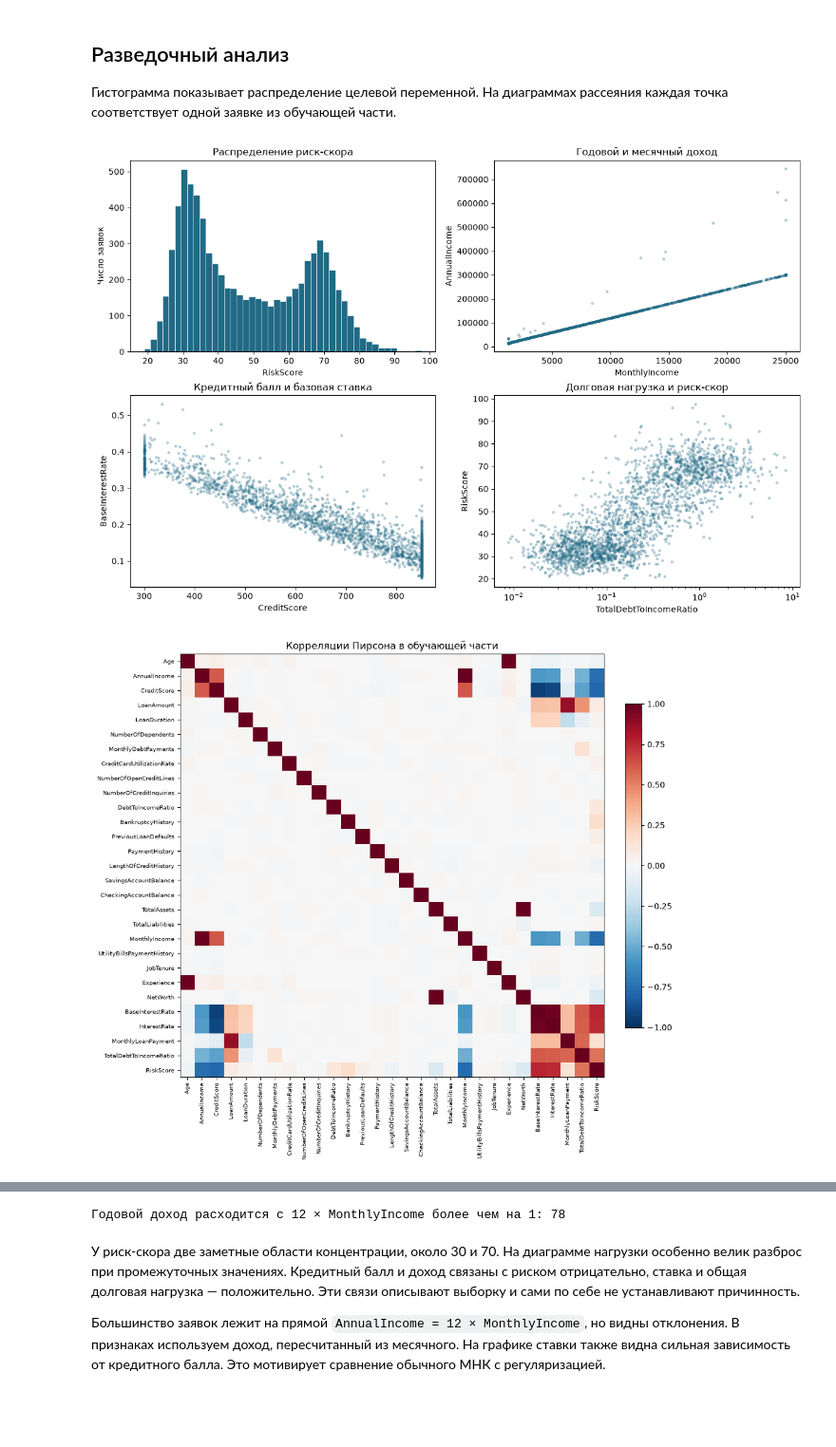
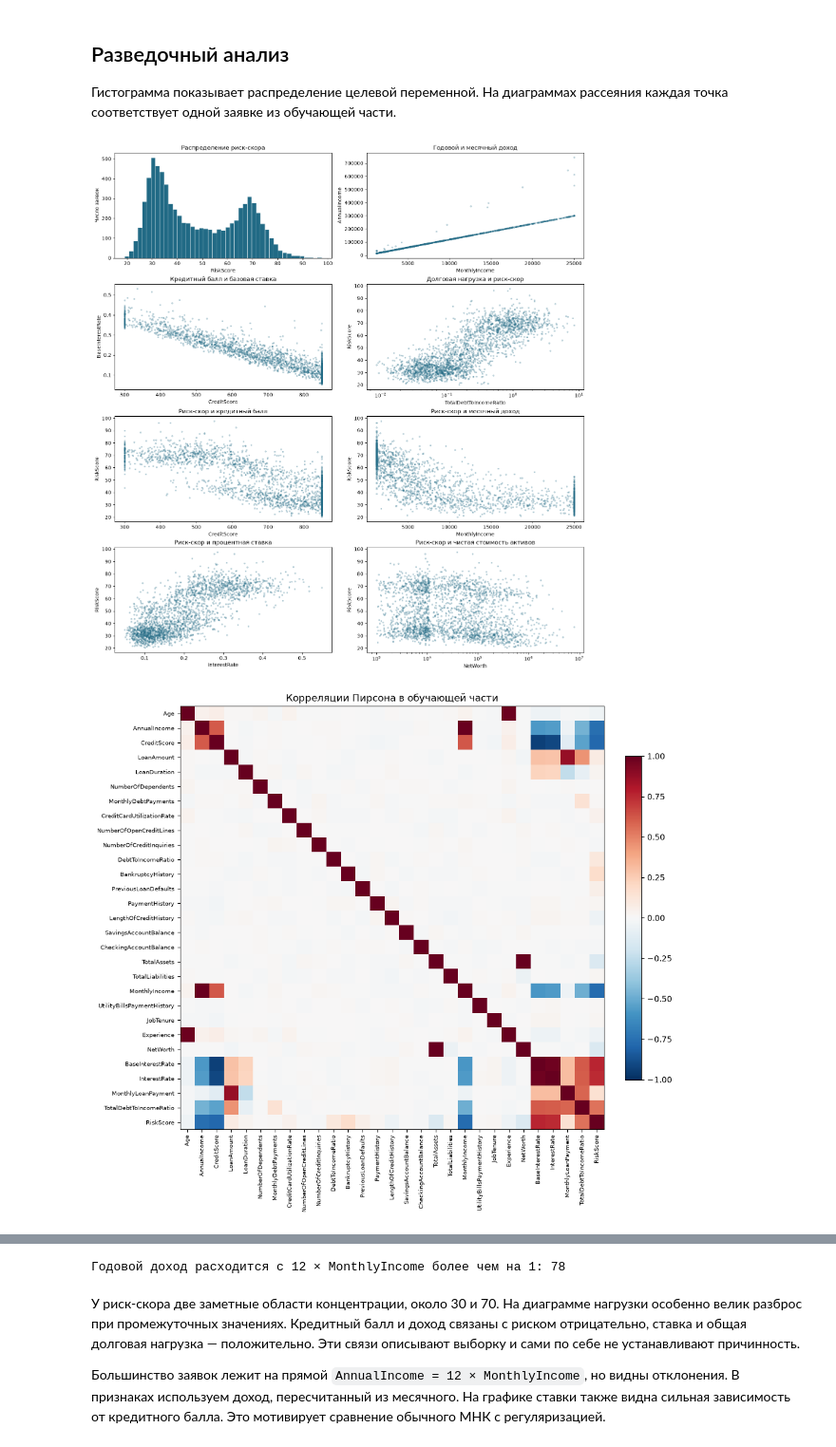
Before and after one commit to sprovay/Machine_Learning_Concepts_Labs, a Jupyter notebook: lab1/lab1.ipynb, the cells around one changed output, grey strips where cells are left out. Shown at 95% size. Cells and saved outputs as stored; diff of their text form; code cells hidden in the pictures; blank space fills up the shorter version.

```diff
--- a/lab1/lab1.ipynb
+++ b/lab1/lab1.ipynb
@@ -86,32 +100,39 @@ dtype: int64
 Гистограмма показывает распределение целевой переменной. На диаграммах рассеяния каждая точка соответствует одной заявке из обучающей части.
 # %%
 sample = dev.sample(min(len(dev), 2400), random_state=SEED)
-fig, axes = plt.subplots(2, 2, figsize=(12, 8), layout="constrained")
+fig, axes = plt.subplots(4, 2, figsize=(14, 15), layout="constrained")
 axes[0, 0].hist(dev[target], bins=45, color="#216a85", edgecolor="white", linewidth=.4)
 axes[0, 0].set(xlabel="RiskScore", ylabel="Число заявок", title="Распределение риск-скора")
-for ax, (x, y, title) in zip(axes.flat[1:], [
-    ("MonthlyIncome", "AnnualIncome", "Годовой и месячный доход"),
-    ("CreditScore", "BaseInterestRate", "Кредитный балл и базовая ставка"),
-    ("TotalDebtToIncomeRatio", target, "Долговая нагрузка и риск-скор"),
-]):
+
+relationships = [
+    ("MonthlyIncome", "AnnualIncome", "Годовой и месячный доход", False),
+    ("CreditScore", "BaseInterestRate", "Кредитный балл и базовая ставка", False),
+    ("TotalDebtToIncomeRatio", target, "Долговая нагрузка и риск-скор", True),
+    ("CreditScore", target, "Риск-скор и кредитный балл", False),
+    ("MonthlyIncome", target, "Риск-скор и месячный доход", False),
+    ("InterestRate", target, "Риск-скор и процентная ставка", False),
+    ("NetWorth", target, "Риск-скор и чистая стоимость активов", True),
+]
+for ax, (x, y, title, log_x) in zip(axes.flat[1:], relationships):
     ax.scatter(sample[x], sample[y], s=7, alpha=.25, color="#216a85")
     ax.set(xlabel=x, ylabel=y, title=title)
-axes[1, 1].set_xscale("log")
+    if log_x:
+        ax.set_xscale("log")
 plt.show()
 
 cor = dev.corr(numeric_only=True)
 fig, ax = plt.subplots(figsize=(10, 9), layout="constrained")
 im = ax.imshow(cor, cmap="RdBu_r", vmin=-1, vmax=1)
 ax.set_xticks(range(len(cor)), cor.columns, rotation=90, fontsize=7)
 ax.set_yticks(range(len(cor)), cor.index, fontsize=7)
 ax.set_title("Корреляции Пирсона в обучающей части")
 fig.colorbar(im, ax=ax, shrink=.75)
 plt.show()
 display(cor[target].drop(target).sort_values(key=abs, ascending=False).head(6).round(3))
 print("Годовой доход расходится с 12 × MonthlyIncome более чем на 1:",
       (dev.AnnualIncome.sub(12 * dev.MonthlyIncome).abs() > 1).sum())
 # %% [output]
-[figure, old version]
+[figure, new version]
 [figure]
 CreditScore              -0.786
 MonthlyIncome            -0.770
```
Also changed, not shown: parts of 11 cells of this notebook, 1 other file.
